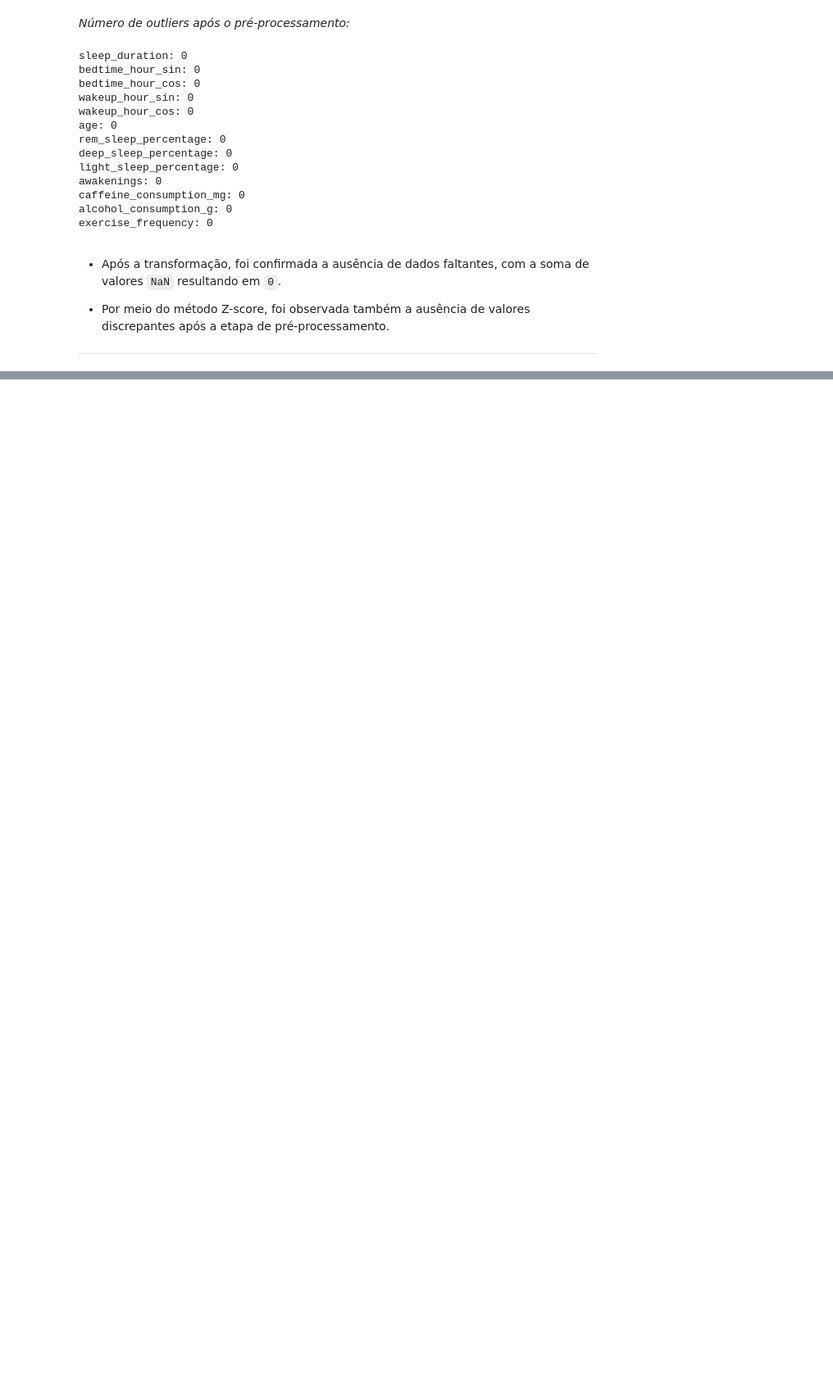
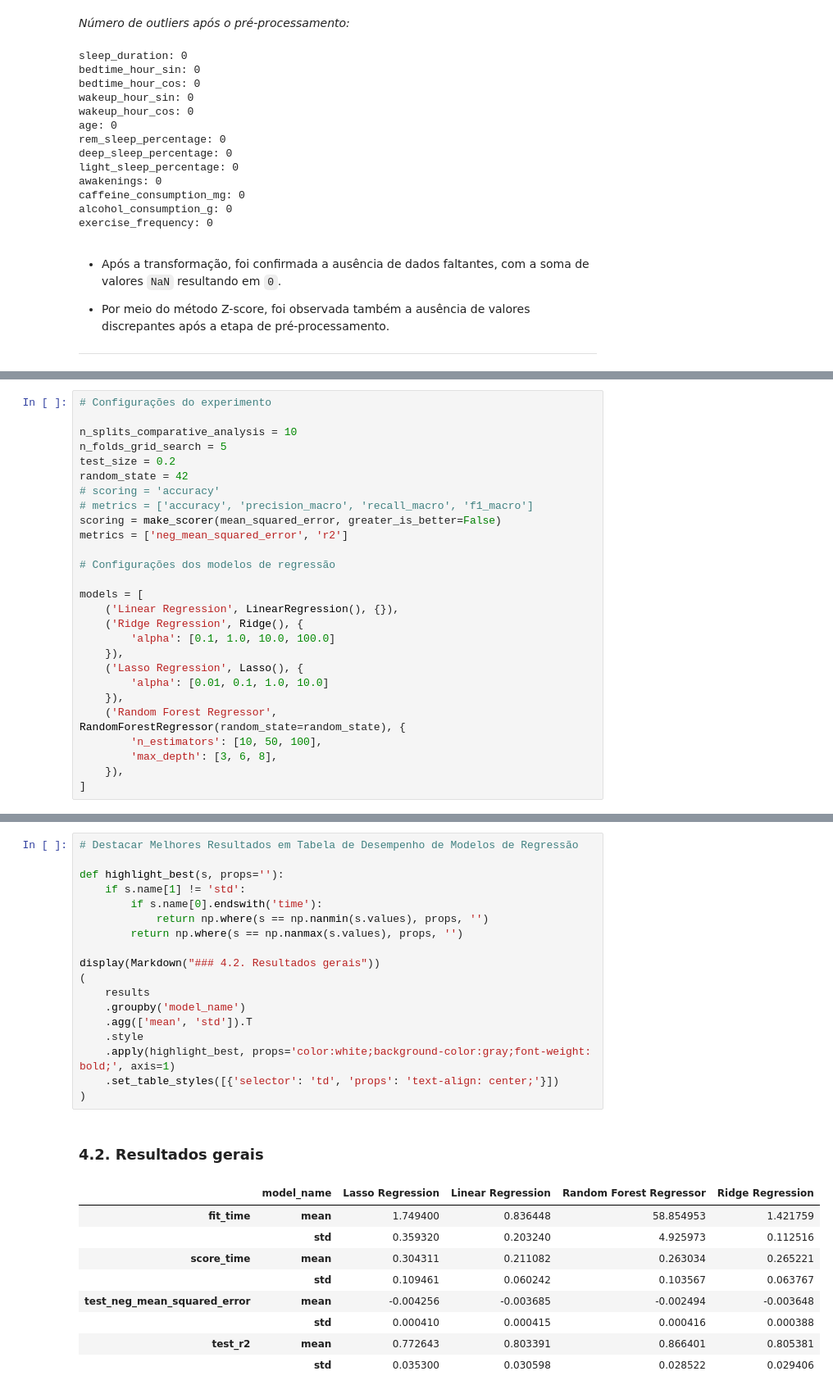
Before and after one commit to atlantico-academy/equipe1-2024.2, a Jupyter notebook: notebooks/02-comparative_analysis.ipynb, the cells around one changed output, grey strips where cells are left out. Shown at 82% size. Cells and saved outputs as stored; diff of their text form; blank space fills up the shorter version.

Commit message:
feat: Inclusão da Modelagem Preditiva (#5)

```diff
--- a/notebooks/02-comparative_analysis.ipynb
+++ b/notebooks/02-comparative_analysis.ipynb
@@ -713,0 +764,27 @@ exercise_frequency: 0
+# %%
+# Configurações do experimento
+
+n_splits_comparative_analysis = 10
+n_folds_grid_search = 5
+test_size = 0.2
+random_state = 42
+# scoring = 'accuracy'
+# metrics = ['accuracy', 'precision_macro', 'recall_macro', 'f1_macro']
+scoring = make_scorer(mean_squared_error, greater_is_better=False)
+metrics = ['neg_mean_squared_error', 'r2']
+
+# Configurações dos modelos de regressão
+
+models = [
+    ('Linear Regression', LinearRegression(), {}),
+    ('Ridge Regression', Ridge(), {
+        'alpha': [0.1, 1.0, 10.0, 100.0]
+    }),
+    ('Lasso Regression', Lasso(), {
+        'alpha': [0.01, 0.1, 1.0, 10.0]
+    }),
+    ('Random Forest Regressor', RandomForestRegressor(random_state=random_state), {
+        'n_estimators': [10, 50, 100],
+        'max_depth': [3, 6, 8],
+    }),
+]
@@ -713,0 +849,29 @@ exercise_frequency: 0
+# %%
+# Destacar Melhores Resultados em Tabela de Desempenho de Modelos de Regressão
+
+def highlight_best(s, props=''):
+    if s.name[1] != 'std':
+        if s.name[0].endswith('time'):
+            return np.where(s == np.nanmin(s.values), props, '')
+        return np.where(s == np.nanmax(s.values), props, '')
+
+display(Markdown("### 4.2. Resultados gerais"))
+(
+    results
+    .groupby('model_name')
+    .agg(['mean', 'std']).T
+    .style
+    .apply(highlight_best, props='color:white;background-color:gray;font-weight: bold;', axis=1)
+    .set_table_styles([{'selector': 'td', 'props': 'text-align: center;'}])
+)
+# %% [output]
+### 4.2. Resultados gerais
+|  | model_name | Lasso Regression | Linear Regression | Random Forest Regressor | Ridge Regression |
+| fit_time | mean | 1.749400 | 0.836448 | 58.854953 | 1.421759 |
+|  | std | 0.359320 | 0.203240 | 4.925973 | 0.112516 |
+| score_time | mean | 0.304311 | 0.211082 | 0.263034 | 0.265221 |
+|  | std | 0.109461 | 0.060242 | 0.103567 | 0.063767 |
+| test_neg_mean_squared_error | mean | -0.004256 | -0.003685 | -0.002494 | -0.003648 |
+|  | std | 0.000410 | 0.000415 | 0.000416 | 0.000388 |
+| test_r2 | mean | 0.772643 | 0.803391 | 0.866401 | 0.805381 |
+|  | std | 0.035300 | 0.030598 | 0.028522 | 0.029406 |
```
Also changed, not shown: parts of 19 cells of this notebook.
